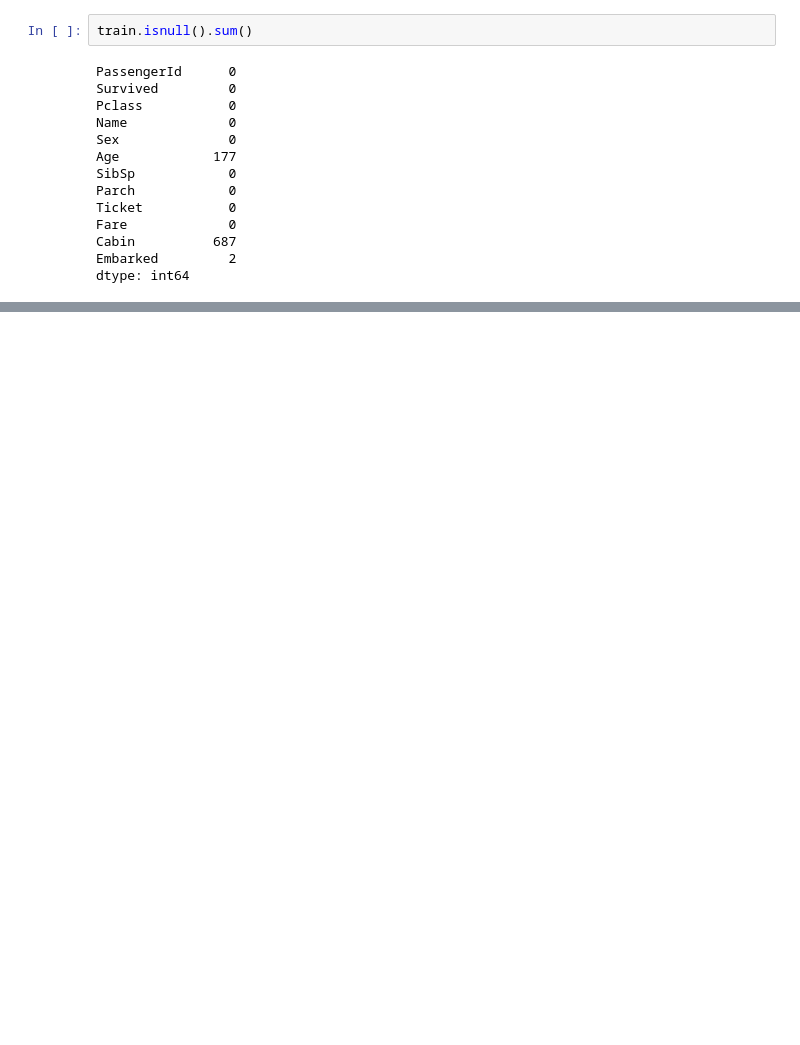
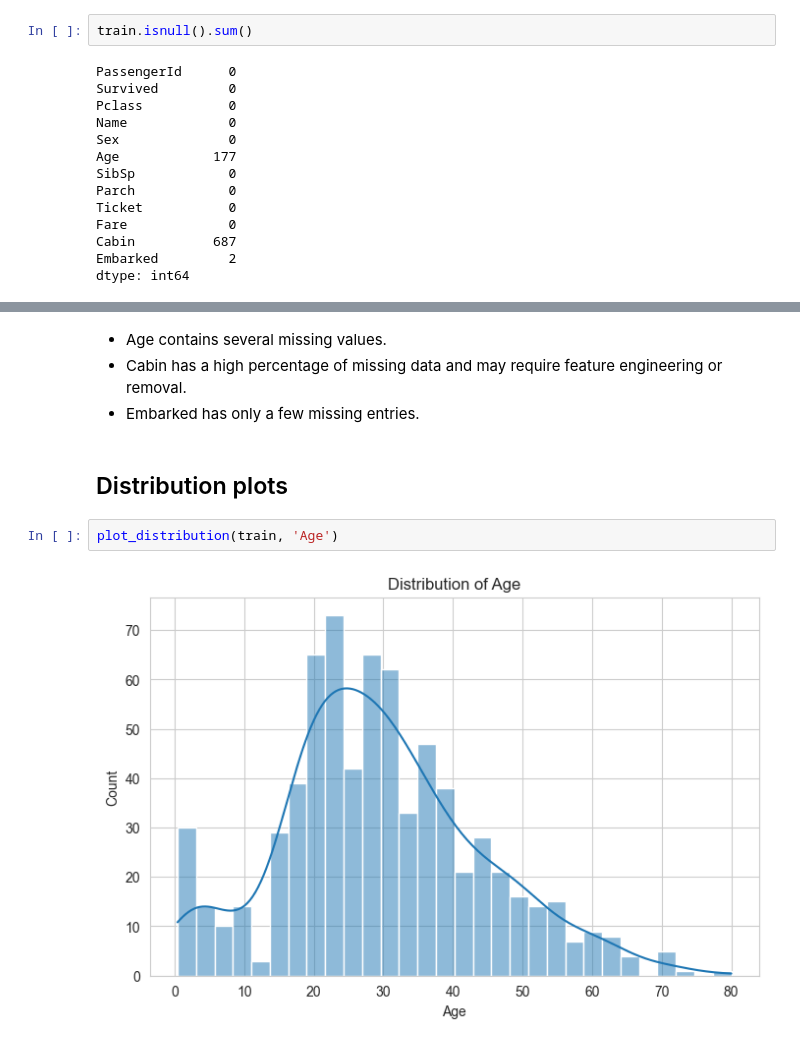
Before and after one commit to rodrigofl-dev/titanic-ml-project, a Jupyter notebook: notebooks/01_eda.ipynb, the cells around one changed output, grey strips where cells are left out. Saved outputs shown, nothing was run; the diff lists cells and outputs as text; blank space fills up the shorter version.

```diff
--- a/notebooks/01_eda.ipynb
+++ b/notebooks/01_eda.ipynb
@@ -563,0 +141,10 @@ Additionally, a binary feature (HasCabin) was created to indicate the presence o
+# %% [markdown]
+- Age contains several missing values.
+- Cabin has a high percentage of missing data and may require feature engineering or removal.
+- Embarked has only a few missing entries.
+# %% [markdown]
+## Distribution plots
+# %%
+plot_distribution(train, 'Age')
+# %% [output]
+[figure, added]
```
Also changed, not shown: parts of 77 cells of this notebook, 8 other files.
